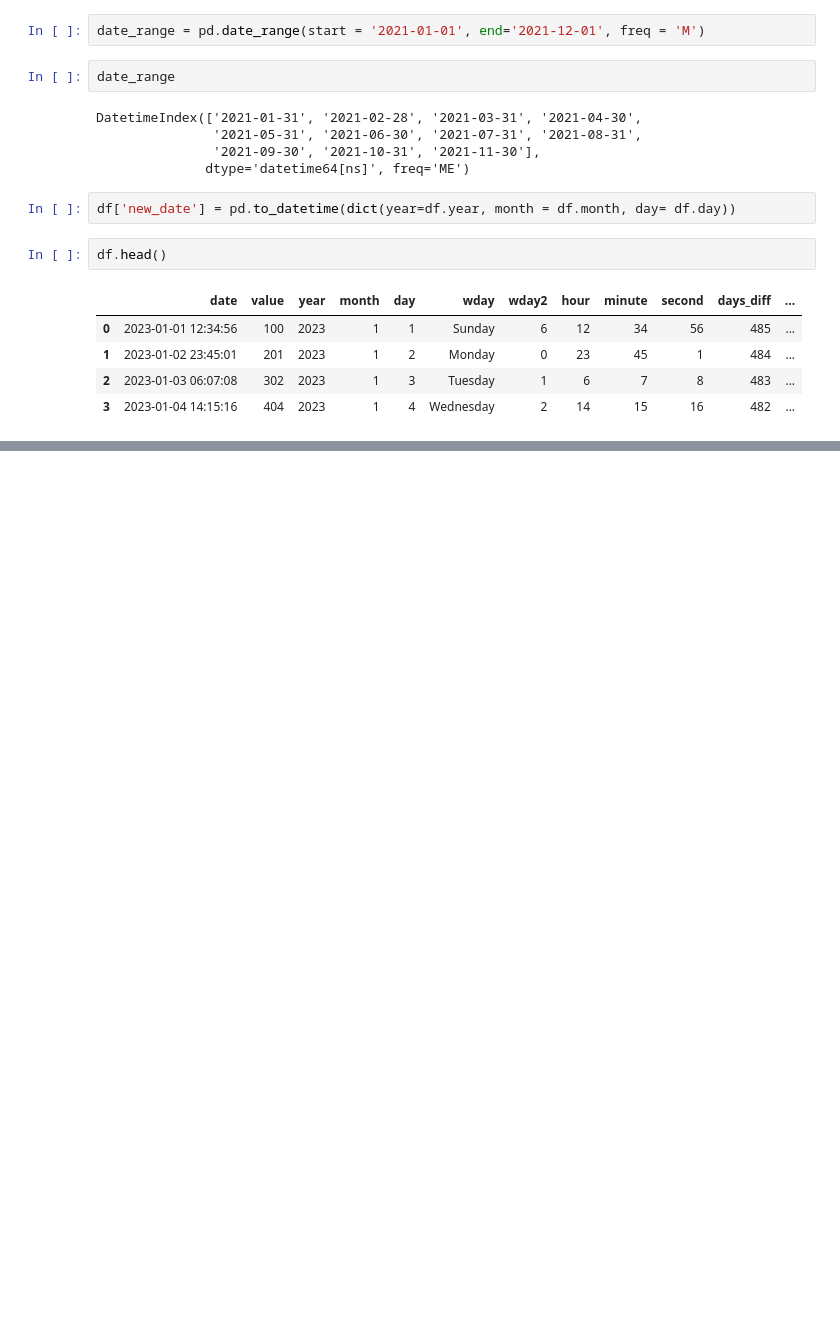
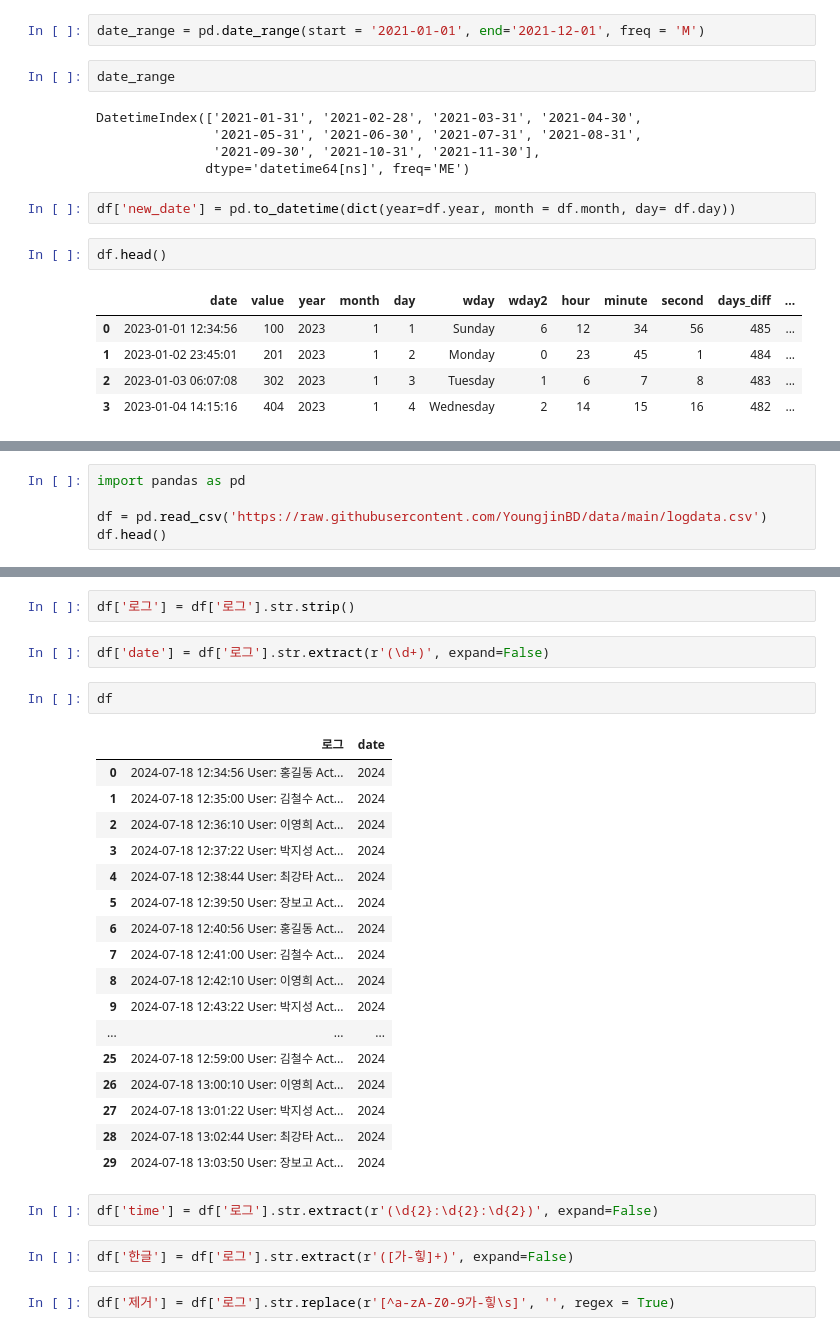
Before and after one commit to lizardnote/ML_practice, a Jupyter notebook: 빅분기_ch2_pandas.ipynb, the cells around one changed output, grey strips where cells are left out. Cells and saved outputs as stored; diff of their text form; blank space fills up the shorter version.

```diff
--- a/빅분기_ch2_pandas.ipynb
+++ b/빅분기_ch2_pandas.ipynb
@@ -1055,0 +1303,5 @@ df.head()
+# %%
+import pandas as pd
+
+df = pd.read_csv('https://raw.githubusercontent.com/YoungjinBD/data/main/logdata.csv')
+df.head()
@@ -1055,0 +1315,30 @@ df.head()
+# %%
+df['로그'] = df['로그'].str.strip()
+# %%
+df['date'] = df['로그'].str.extract(r'(\d+)', expand=False)
+# %%
+df
+# %% [output]
+|  | 로그 | date |
+| 0 | 2024-07-18 12:34:56 User: 홍길동 Act... | 2024 |
+| 1 | 2024-07-18 12:35:00 User: 김철수 Act... | 2024 |
+| 2 | 2024-07-18 12:36:10 User: 이영희 Act... | 2024 |
+| 3 | 2024-07-18 12:37:22 User: 박지성 Act... | 2024 |
+| 4 | 2024-07-18 12:38:44 User: 최강타 Act... | 2024 |
+| 5 | 2024-07-18 12:39:50 User: 장보고 Act... | 2024 |
+| 6 | 2024-07-18 12:40:56 User: 홍길동 Act... | 2024 |
+| 7 | 2024-07-18 12:41:00 User: 김철수 Act... | 2024 |
+| 8 | 2024-07-18 12:42:10 User: 이영희 Act... | 2024 |
+| 9 | 2024-07-18 12:43:22 User: 박지성 Act... | 2024 |
+| ... | ... | ... |
+| 25 | 2024-07-18 12:59:00 User: 김철수 Act... | 2024 |
+| 26 | 2024-07-18 13:00:10 User: 이영희 Act... | 2024 |
+| 27 | 2024-07-18 13:01:22 User: 박지성 Act... | 2024 |
+| 28 | 2024-07-18 13:02:44 User: 최강타 Act... | 2024 |
+| 29 | 2024-07-18 13:03:50 User: 장보고 Act... | 2024 |
+# %%
+df['time'] = df['로그'].str.extract(r'(\d{2}:\d{2}:\d{2})', expand=False)
+# %%
+df['한글'] = df['로그'].str.extract(r'([가-힣]+)', expand=False)
+# %%
+df['제거'] = df['로그'].str.replace(r'[^a-zA-Z0-9가-힣\s]', '', regex = True)
```
Also changed, not shown: parts of 39 cells of this notebook.
